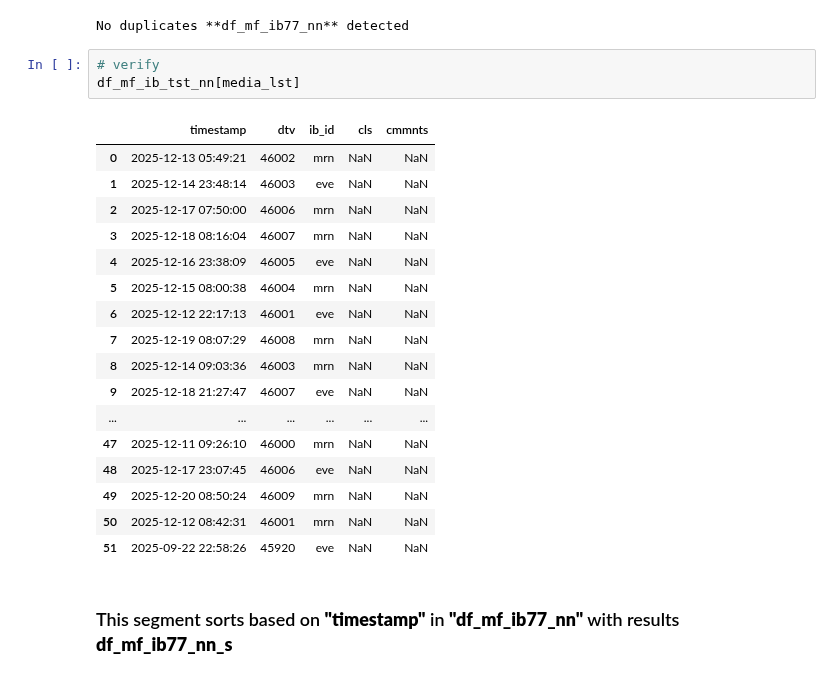
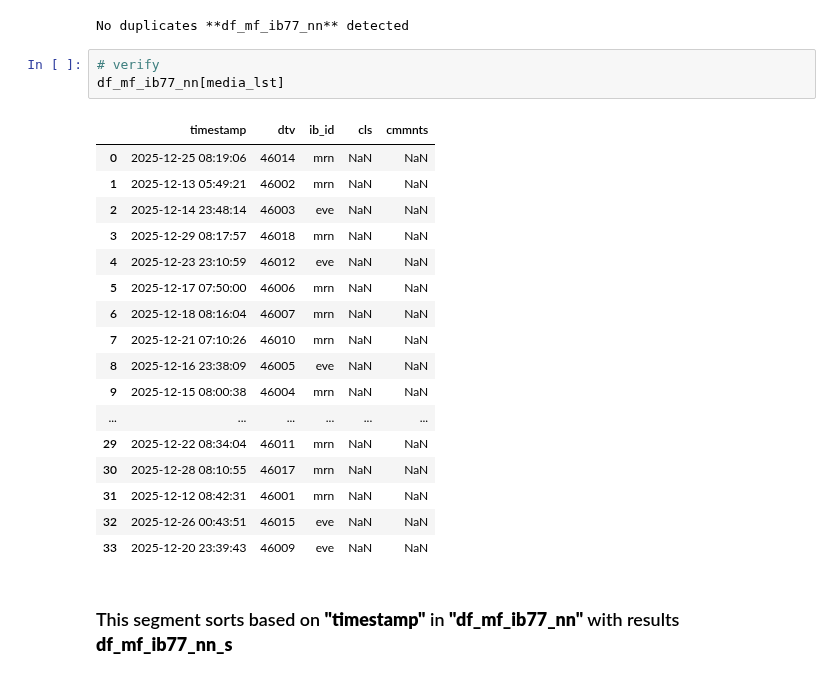
Before and after one commit to 1ratlabs/JL_2, a Jupyter notebook: col_wise_import.ipynb, the cells around one changed output. Saved outputs shown, nothing was run; the diff lists cells and outputs as text.

```diff
--- a/col_wise_import.ipynb
+++ b/col_wise_import.ipynb
@@ -663,25 +692,25 @@ print("No duplicates **df_mf_ib77_nn** detected")
 No duplicates **df_mf_ib77_nn** detected
 # %%
 # verify
-df_mf_ib_tst_nn[media_lst]
+df_mf_ib77_nn[media_lst]
 # %% [output]
 |  | timestamp | dtv | ib_id | cls | cmmnts |
-| 0 | 2025-12-13 05:49:21 | 46002 | mrn | NaN | NaN |
-| 1 | 2025-12-14 23:48:14 | 46003 | eve | NaN | NaN |
-| 2 | 2025-12-17 07:50:00 | 46006 | mrn | NaN | NaN |
-| 3 | 2025-12-18 08:16:04 | 46007 | mrn | NaN | NaN |
-| 4 | 2025-12-16 23:38:09 | 46005 | eve | NaN | NaN |
-| 5 | 2025-12-15 08:00:38 | 46004 | mrn | NaN | NaN |
-| 6 | 2025-12-12 22:17:13 | 46001 | eve | NaN | NaN |
-| 7 | 2025-12-19 08:07:29 | 46008 | mrn | NaN | NaN |
-| 8 | 2025-12-14 09:03:36 | 46003 | mrn | NaN | NaN |
-| 9 | 2025-12-18 21:27:47 | 46007 | eve | NaN | NaN |
+| 0 | 2025-12-25 08:19:06 | 46014 | mrn | NaN | NaN |
+| 1 | 2025-12-13 05:49:21 | 46002 | mrn | NaN | NaN |
+| 2 | 2025-12-14 23:48:14 | 46003 | eve | NaN | NaN |
+| 3 | 2025-12-29 08:17:57 | 46018 | mrn | NaN | NaN |
+| 4 | 2025-12-23 23:10:59 | 46012 | eve | NaN | NaN |
+| 5 | 2025-12-17 07:50:00 | 46006 | mrn | NaN | NaN |
+| 6 | 2025-12-18 08:16:04 | 46007 | mrn | NaN | NaN |
+| 7 | 2025-12-21 07:10:26 | 46010 | mrn | NaN | NaN |
+| 8 | 2025-12-16 23:38:09 | 46005 | eve | NaN | NaN |
+| 9 | 2025-12-15 08:00:38 | 46004 | mrn | NaN | NaN |
 | ... | ... | ... | ... | ... | ... |
-| 47 | 2025-12-11 09:26:10 | 46000 | mrn | NaN | NaN |
-| 48 | 2025-12-17 23:07:45 | 46006 | eve | NaN | NaN |
-| 49 | 2025-12-20 08:50:24 | 46009 | mrn | NaN | NaN |
-| 50 | 2025-12-12 08:42:31 | 46001 | mrn | NaN | NaN |
-| 51 | 2025-09-22 22:58:26 | 45920 | eve | NaN | NaN |
+| 29 | 2025-12-22 08:34:04 | 46011 | mrn | NaN | NaN |
+| 30 | 2025-12-28 08:10:55 | 46017 | mrn | NaN | NaN |
+| 31 | 2025-12-12 08:42:31 | 46001 | mrn | NaN | NaN |
+| 32 | 2025-12-26 00:43:51 | 46015 | eve | NaN | NaN |
+| 33 | 2025-12-20 23:39:43 | 46009 | eve | NaN | NaN |
 # %% [markdown]
 ### This segment sorts based on **"timestamp"** in **"df_mf_ib77_nn"** with results **df_mf_ib77_nn_s**
 # %%
```
Also changed, not shown: parts of 15 cells of this notebook.
